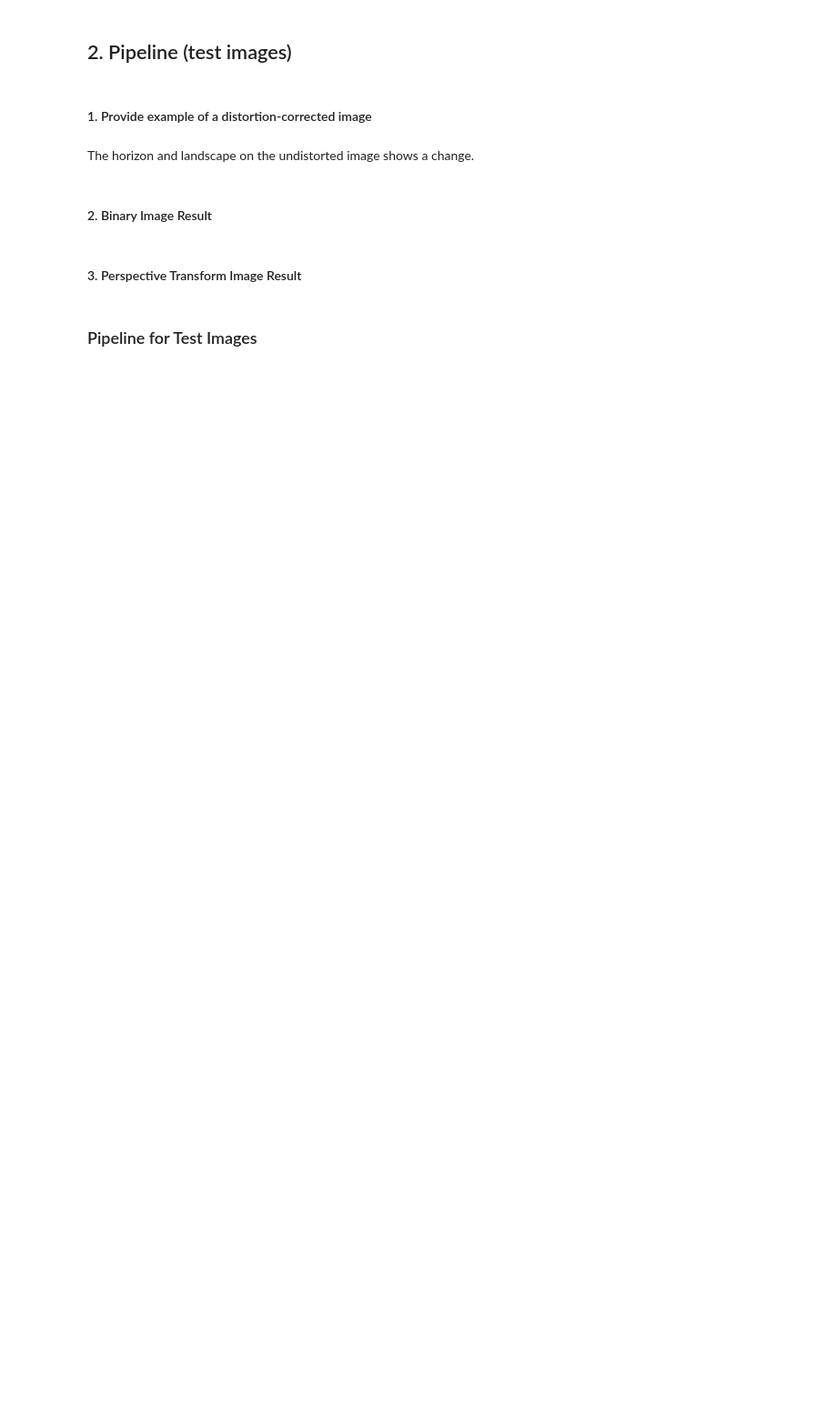
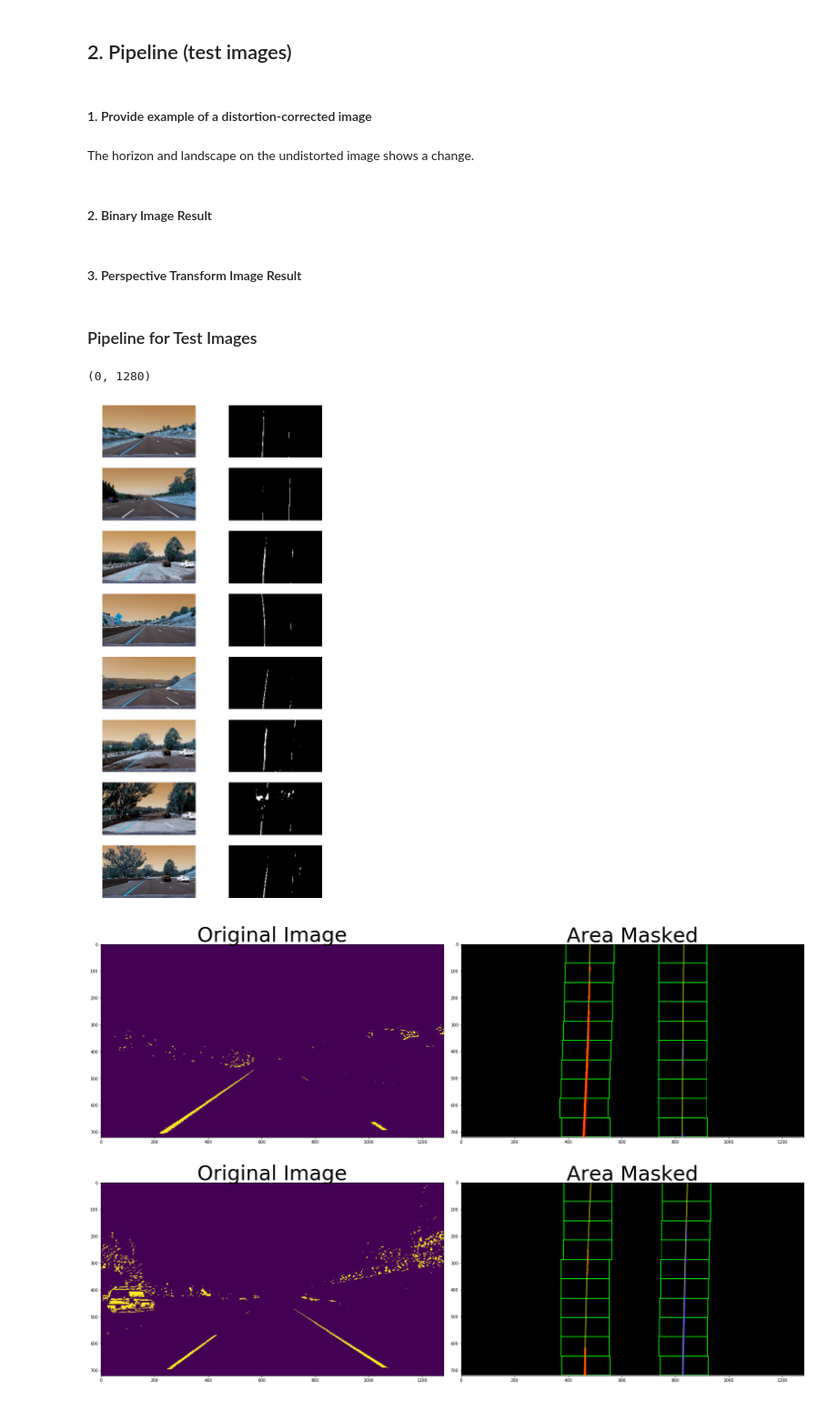
Before and after one commit to bharatbobba/Advanced-Lane-Finding, a Jupyter notebook: p4.ipynb, the cells around one changed output. Shown at 91% size. Drawn from its saved outputs; the diff is of its cells as text; code cells hidden in the pictures; blank space fills up the shorter version.

```diff
--- a/p4.ipynb
+++ b/p4.ipynb
@@ -268,7 +268,7 @@ def corners_unwarp(img):
             # d) use cv2.getPerspectiveTransform() to get M, the transform matrix
     M = cv2.getPerspectiveTransform(src, dst)
             # e) use cv2.warpPerspective() to warp your image to a top-down view
-    warped = cv2.warpPerspective(img, M, img_size, flags=cv2.INTER_NEAREST)
+    warped = cv2.warpPerspective(img, M, img_size, flags=cv2.INTER_LINEAR)
     """
     #Plot the Result
     f, (ax1, ax2) = plt.subplots(1, 2, figsize=(24, 9))
@@ -328,2 +420,33 @@ def pipeline(img, ksize):
 # %% [markdown]
 ### Pipeline for Test Images
+# %%
+
+# Reading all images in /test_images folder
+images_test = glob.glob('./test_images/*.jpg')
+ksize=31
+j=0
+
+fig1, axs1 = plt.subplots(len(images_test),2, figsize=(10, 20))
+fig1.subplots_adjust(hspace = .2, wspace=.001)
+axs1 = axs1.ravel()
+
+for fname1 in images_test:
+    img_t = cv2.imread(fname1)
+    bin_img, M = pipeline(img_t, ksize)
+    #Plot the Result
+    left_fitx, right_fitx,left_lane_inds, right_lane_inds,histogram = slidingwindow(bin_img)
+    axs1[j].axis('off')
+    axs1[j].imshow(img_t)
+    j = j+1
+
+    axs1[j].axis('off')
+    axs1[j].imshow(bin_img, cmap='gray')
+    j = j+1
+histogram = np.sum(bin_img[int(bin_img.shape[0]/2):,:], axis=0)
+plt.plot(histogram)
+plt.xlim(0, 1280)
+# %% [output]
+(0, 1280)
+[figure, added]
+[figure, added]
+[figure, added]
```
Also changed, not shown: parts of 6 cells of this notebook.
